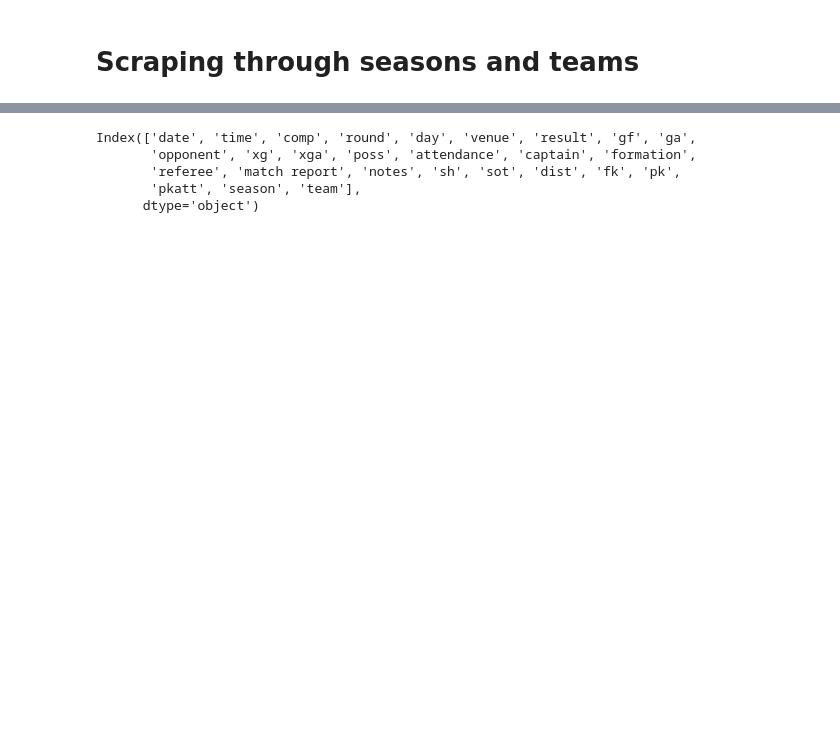
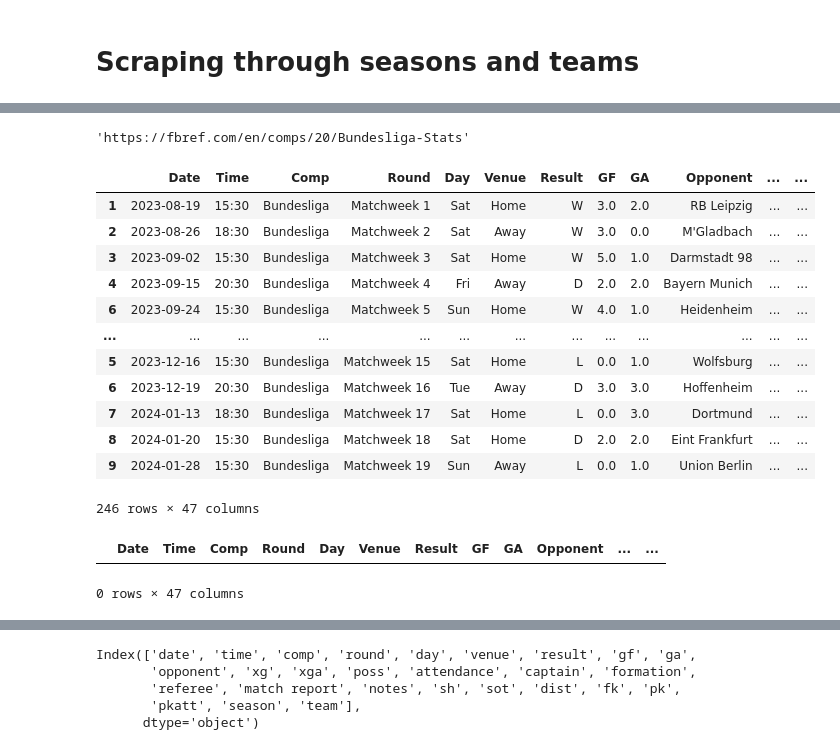
Before and after one commit to BinhHong/Prediction-football-outcome-in-Bundesliga, a Jupyter notebook: Data scraping.ipynb, the cells around one changed output, grey strips where cells are left out. Saved outputs shown, nothing was run; the diff lists cells and outputs as text; code cells hidden in the pictures; blank space fills up the shorter version.

Commit message:
Scrape through 1 year

```diff
--- a/Data scraping.ipynb
+++ b/Data scraping.ipynb
@@ -280,7 +304,7 @@ Leverkusen_passing.head()
 # %% [markdown]
 ## Get defensive actions stats
 # %%
-Leverkusen_defense = get_stats("defense", "Defensive Actions", indices_to_remove=['Challenges'],
+Leverkusen_defense = get_stats(Leverkusen_hrefs, "defense", "Defensive Actions", indices_to_remove=['Challenges'],
                                selected_features=['Date', 'Tkl', 'TklW', 'Blocks', 'Int', 'Clr'])
 Leverkusen_defense.head()
 # %% [output]
@@ -299,7 +323,7 @@ Leverkusen_defense.head()
 # %% [markdown]
 ## Get possession stats
 # %%
-Leverkusen_possession = get_stats("possession", "Possession", indices_to_remove=['Carries', 'Receiving'],
+Leverkusen_possession = get_stats(Leverkusen_hrefs, "possession", "Possession", indices_to_remove=['Carries', 'Receiving'],
                                  selected_features=['Date', 'Touches', 'Att', 'Succ', 'Succ%'])
 # rename features
 Leverkusen_possession.columns = ['Date', 'Touches', 'Take_ons_Att', 'Succ', 'Succ%']
@@ -501,4 +371,0 @@ Index(['Date', 'Time', 'Comp', 'Round', 'Day', 'Venue', 'Result', 'GF', 'GA',
-# %%
-# merge
-team_data = matches[0].merge(shooting[['Date','Sh', 'SoT','Dist', 'FK',
-       'PK', 'PKatt']], on='Date')
@@ -538 +395,7 @@ standings_url = 'https://fbref.com/en/comps/9/Premier-League-Stats'
+# %%
+table
+# %% [output]
+'https://fbref.com/en/comps/20/Bundesliga-Stats'
+# %%
+years = [2023]
 # %%
@@ -572,3 +464,24 @@ for year in years:
         time.sleep(1)
 # %%
 match_df = pd.concat(all_matches)
+# %%
+match_df
+# %% [output]
+|  | Date | Time | Comp | Round | Day | Venue | Result | GF | GA | Opponent | ... | ... |
+| 1 | 2023-08-19 | 15:30 | Bundesliga | Matchweek 1 | Sat | Home | W | 3.0 | 2.0 | RB Leipzig | ... | ... |
+| 2 | 2023-08-26 | 18:30 | Bundesliga | Matchweek 2 | Sat | Away | W | 3.0 | 0.0 | M'Gladbach | ... | ... |
+| 3 | 2023-09-02 | 15:30 | Bundesliga | Matchweek 3 | Sat | Home | W | 5.0 | 1.0 | Darmstadt 98 | ... | ... |
+| 4 | 2023-09-15 | 20:30 | Bundesliga | Matchweek 4 | Fri | Away | D | 2.0 | 2.0 | Bayern Munich | ... | ... |
+| 6 | 2023-09-24 | 15:30 | Bundesliga | Matchweek 5 | Sun | Home | W | 4.0 | 1.0 | Heidenheim | ... | ... |
+| ... | ... | ... | ... | ... | ... | ... | ... | ... | ... | ... | ... | ... |
+| 5 | 2023-12-16 | 15:30 | Bundesliga | Matchweek 15 | Sat | Home | L | 0.0 | 1.0 | Wolfsburg | ... | ... |
+| 6 | 2023-12-19 | 20:30 | Bundesliga | Matchweek 16 | Tue | Away | D | 3.0 | 3.0 | Hoffenheim | ... | ... |
+| 7 | 2024-01-13 | 18:30 | Bundesliga | Matchweek 17 | Sat | Home | L | 0.0 | 3.0 | Dortmund | ... | ... |
+| 8 | 2024-01-20 | 15:30 | Bundesliga | Matchweek 18 | Sat | Home | D | 2.0 | 2.0 | Eint Frankfurt | ... | ... |
+| 9 | 2024-01-28 | 15:30 | Bundesliga | Matchweek 19 | Sun | Away | L | 0.0 | 1.0 | Union Berlin | ... | ... |
+246 rows × 47 columns
+# %%
+match_df[match_df['Date']=="2023-09-21"]
+# %% [output]
+|  | Date | Time | Comp | Round | Day | Venue | Result | GF | GA | Opponent | ... | ... |
+0 rows × 47 columns
```
Also changed, not shown: parts of 39 cells of this notebook.
